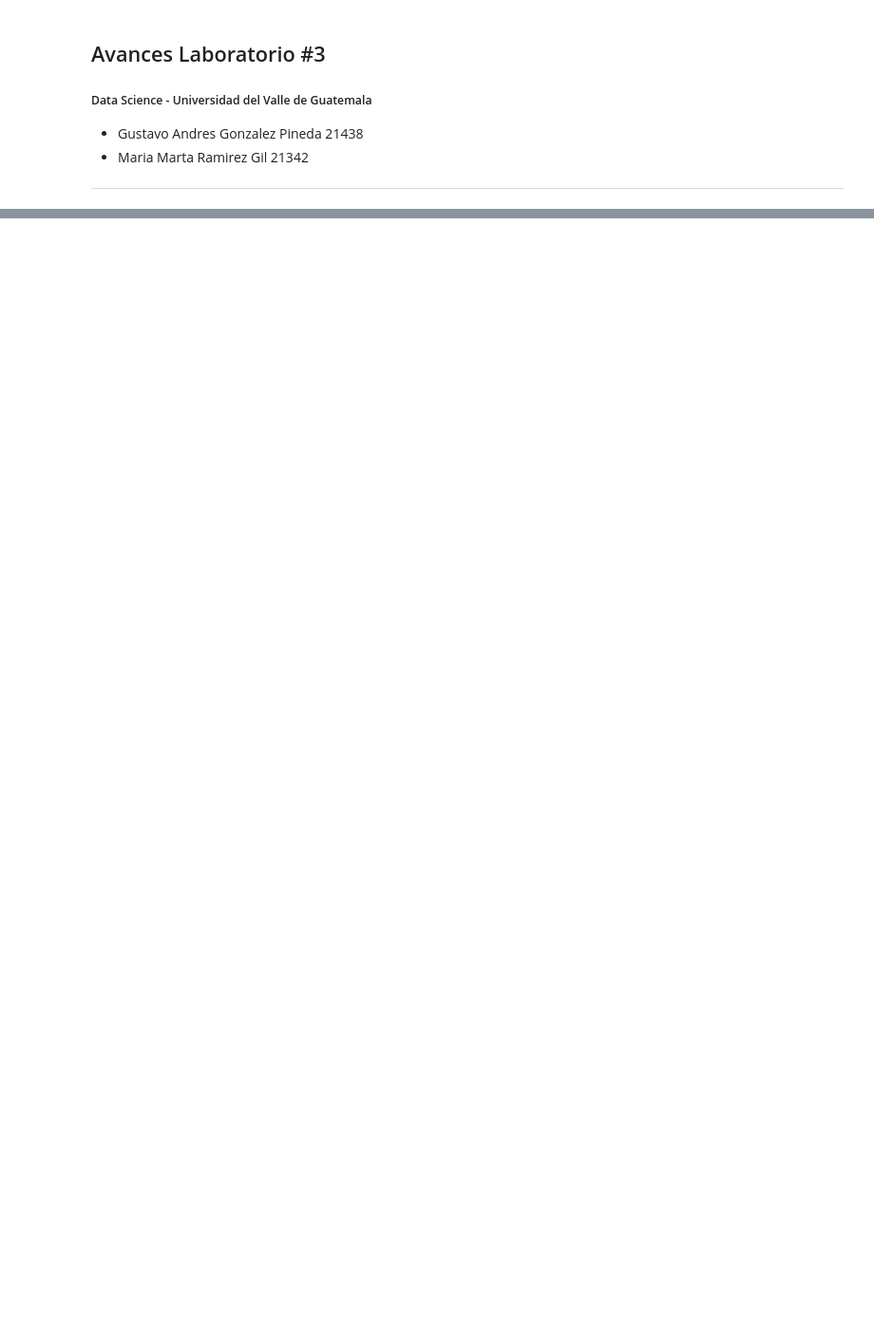
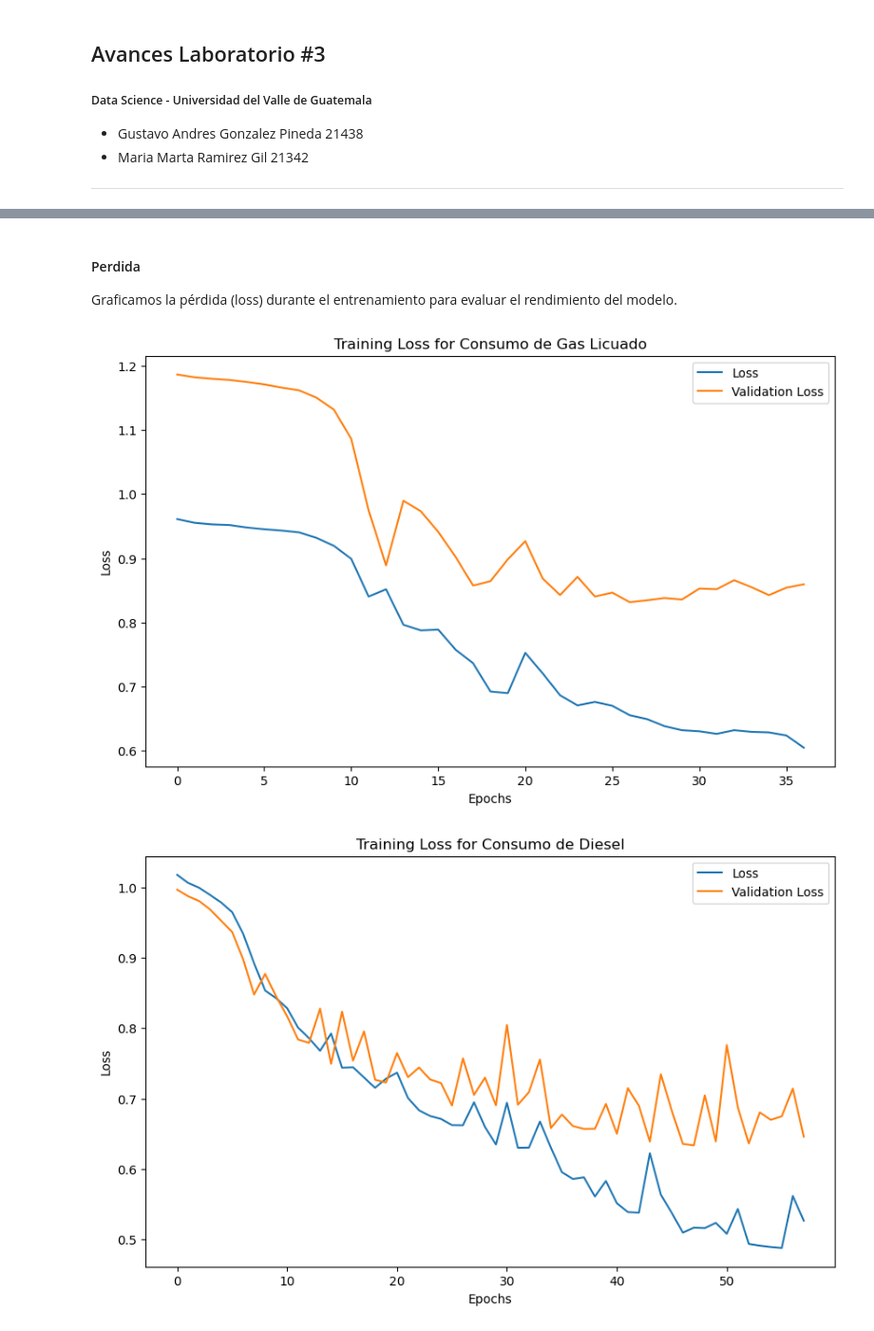
Before and after one commit to mariaRam2003/Laboratorio3-DataScience, a Jupyter notebook: AVANCES.ipynb, the cells around one changed output, grey strips where cells are left out. Shown at 95% size. Saved outputs shown, nothing was run; the diff lists cells and outputs as text; code cells hidden in the pictures; blank space fills up the shorter version.

```diff
--- a/AVANCES.ipynb
+++ b/AVANCES.ipynb
@@ -201,0 +409,6 @@ RuntimeError: Expected hidden[0] size (1, 49, 50), got [1, 224, 50]
+# %%
+# Entrenamiento Diesel
+model_consumo_diesel = create_lstm_model((X_train_consumo_diesel.shape[1], X_train_consumo_diesel.shape[2]))
+early_stopping = EarlyStopping(monitor='val_loss', patience=10, restore_best_weights=True)
+
+history_consumo_diesel = model_consumo_diesel.fit(X_train_consumo_diesel, y_train_consumo_diesel, epochs=100, validation_data=(X_test_consumo_diesel, y_test_consumo_diesel), callbacks=[early_stopping], verbose=1)
@@ -201,0 +433,6 @@ RuntimeError: Expected hidden[0] size (1, 49, 50), got [1, 224, 50]
+# %%
+# Entrenamiento Regular
+model_consumo_regular = create_lstm_model((X_train_consumo_regular.shape[1], X_train_consumo_regular.shape[2]))
+early_stopping = EarlyStopping(monitor='val_loss', patience=10, restore_best_weights=True)
+
+history_consumo_regular = model_consumo_regular.fit(X_train_consumo_regular, y_train_consumo_regular, epochs=100, validation_data=(X_test_consumo_regular, y_test_consumo_regular), callbacks=[early_stopping], verbose=1)
@@ -201,0 +457,6 @@ RuntimeError: Expected hidden[0] size (1, 49, 50), got [1, 224, 50]
+# %%
+# Entrenamiento Superior
+model_consumo_superior = create_lstm_model((X_train_consumo_superior.shape[1], X_train_consumo_superior.shape[2]))
+early_stopping = EarlyStopping(monitor='val_loss', patience=10, restore_best_weights=True)
+
+history_consumo_superior = model_consumo_superior.fit(X_train_consumo_superior, y_train_consumo_superior, epochs=100, validation_data=(X_test_consumo_superior, y_test_consumo_superior), callbacks=[early_stopping], verbose=1)
@@ -201,0 +481,46 @@ RuntimeError: Expected hidden[0] size (1, 49, 50), got [1, 224, 50]
+# %% [markdown]
+#### Perdida
+Graficamos la pérdida (loss) durante el entrenamiento para evaluar el rendimiento del modelo.
+# %%
+# Perdida de Gas Licuado
+plt.figure(figsize=(10, 6))
+plt.plot(history_consumo_gas_licuado.history['loss'], label='Loss')
+plt.plot(history_consumo_gas_licuado.history['val_loss'], label='Validation Loss')
+plt.title('Training Loss for Consumo de Gas Licuado')
+plt.xlabel('Epochs')
+plt.ylabel('Loss')
+plt.legend()
+plt.show()
+
+# Perdida de Diesel
+plt.figure(figsize=(10, 6))
+plt.plot(history_consumo_diesel.history['loss'], label='Loss')
+plt.plot(history_consumo_diesel.history['val_loss'], label='Validation Loss')
+plt.title('Training Loss for Consumo de Diesel')
+plt.xlabel('Epochs')
+plt.ylabel('Loss')
+plt.legend()
+plt.show()
+
+# Perdida de Regular
+plt.figure(figsize=(10, 6))
+plt.plot(history_consumo_regular.history['loss'], label='Loss')
+plt.plot(history_consumo_regular.history['val_loss'], label='Validation Loss')
+plt.title('Training Loss for Consumo de Gasolina Regular')
+plt.xlabel('Epochs')
+plt.ylabel('Loss')
+plt.legend()
+plt.show()
+
+# Perdida de Superior
+plt.figure(figsize=(10, 6))
+plt.plot(history_consumo_superior.history['loss'], label='Loss')
+plt.plot(history_consumo_superior.history['val_loss'], label='Validation Loss')
+plt.title('Training Loss for Consumo de Gasolina Superior')
+plt.xlabel('Epochs')
+plt.ylabel('Loss')
+plt.legend()
+plt.show()
+# %% [output]
+[figure, added]
+[figure, added]
```
Also changed, not shown: parts of 46 cells of this notebook, 3 other files.
